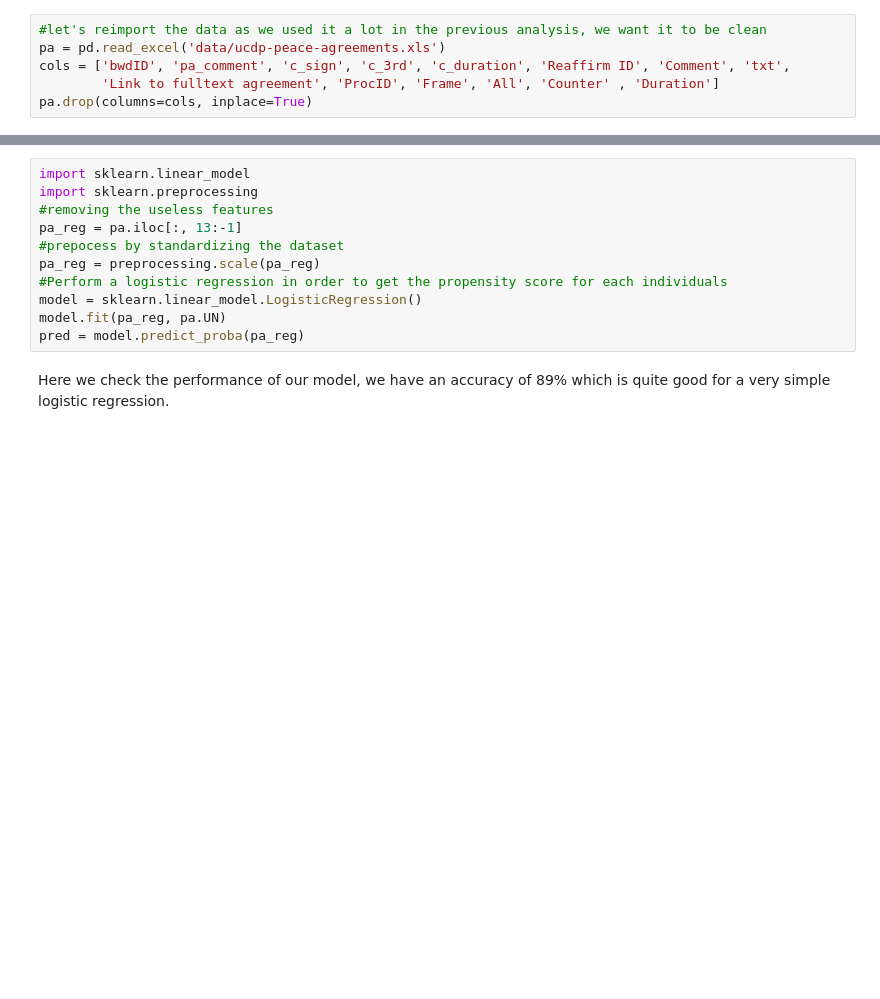
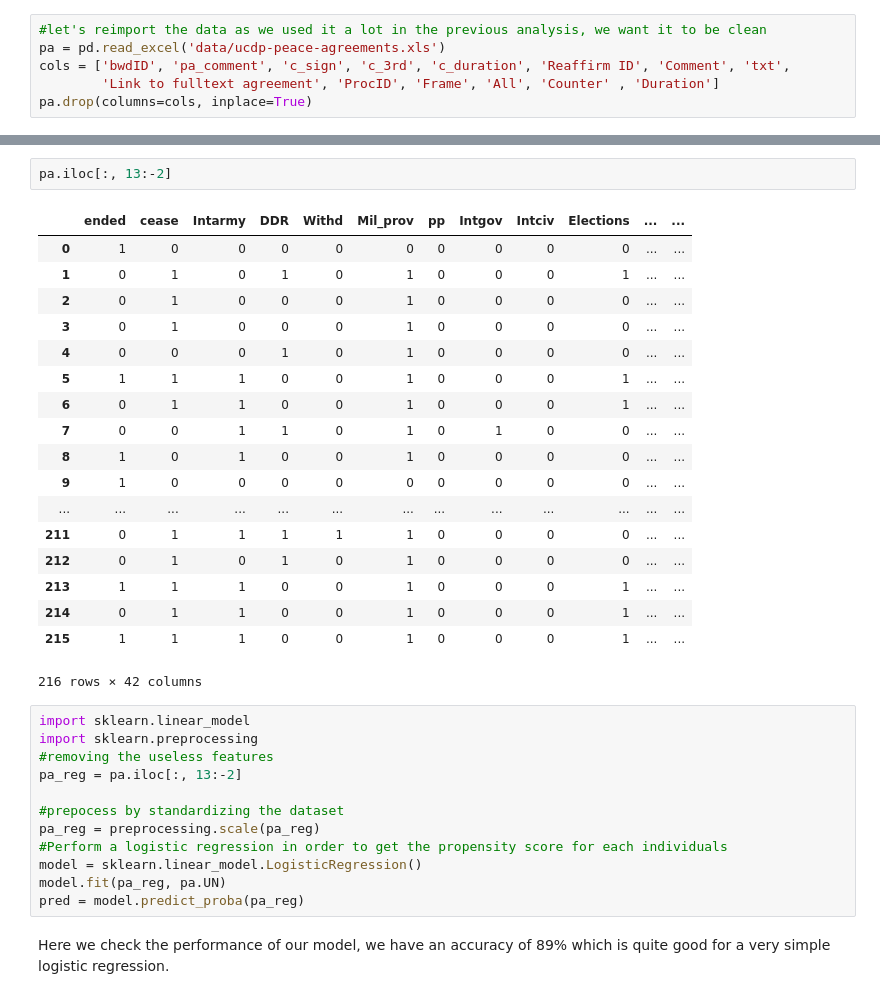
Before and after one commit to rbsteinm/AppliedDataAnalysis, a Jupyter notebook: project/DataExploration.ipynb, the cells around one changed output, grey strips where cells are left out. Drawn from its saved outputs; the diff is of its cells as text; blank space fills up the shorter version.

```diff
--- a/project/DataExploration.ipynb
+++ b/project/DataExploration.ipynb
@@ -469,8 +475,30 @@ pa.groupby('UN').count()
+# %%
+pa.iloc[:, 13:-2]
+# %% [output]
+|  | ended | cease | Intarmy | DDR | Withd | Mil_prov | pp | Intgov | Intciv | Elections | ... | ... |
+| 0 | 1 | 0 | 0 | 0 | 0 | 0 | 0 | 0 | 0 | 0 | ... | ... |
+| 1 | 0 | 1 | 0 | 1 | 0 | 1 | 0 | 0 | 0 | 1 | ... | ... |
+| 2 | 0 | 1 | 0 | 0 | 0 | 1 | 0 | 0 | 0 | 0 | ... | ... |
+| 3 | 0 | 1 | 0 | 0 | 0 | 1 | 0 | 0 | 0 | 0 | ... | ... |
+| 4 | 0 | 0 | 0 | 1 | 0 | 1 | 0 | 0 | 0 | 0 | ... | ... |
+| 5 | 1 | 1 | 1 | 0 | 0 | 1 | 0 | 0 | 0 | 1 | ... | ... |
+| 6 | 0 | 1 | 1 | 0 | 0 | 1 | 0 | 0 | 0 | 1 | ... | ... |
+| 7 | 0 | 0 | 1 | 1 | 0 | 1 | 0 | 1 | 0 | 0 | ... | ... |
+| 8 | 1 | 0 | 1 | 0 | 0 | 1 | 0 | 0 | 0 | 0 | ... | ... |
+| 9 | 1 | 0 | 0 | 0 | 0 | 0 | 0 | 0 | 0 | 0 | ... | ... |
+| ... | ... | ... | ... | ... | ... | ... | ... | ... | ... | ... | ... | ... |
+| 211 | 0 | 1 | 1 | 1 | 1 | 1 | 0 | 0 | 0 | 0 | ... | ... |
+| 212 | 0 | 1 | 0 | 1 | 0 | 1 | 0 | 0 | 0 | 0 | ... | ... |
+| 213 | 1 | 1 | 1 | 0 | 0 | 1 | 0 | 0 | 0 | 1 | ... | ... |
+| 214 | 0 | 1 | 1 | 0 | 0 | 1 | 0 | 0 | 0 | 1 | ... | ... |
+| 215 | 1 | 1 | 1 | 0 | 0 | 1 | 0 | 0 | 0 | 1 | ... | ... |
+216 rows × 42 columns
 # %%
 import sklearn.linear_model
 import sklearn.preprocessing
 #removing the useless features
-pa_reg = pa.iloc[:, 13:-1]
+pa_reg = pa.iloc[:, 13:-2]
+
 #prepocess by standardizing the dataset
 pa_reg = preprocessing.scale(pa_reg)
 #Perform a logistic regression in order to get the propensity score for each individuals
```
Also changed, not shown: parts of 9 cells of this notebook.
